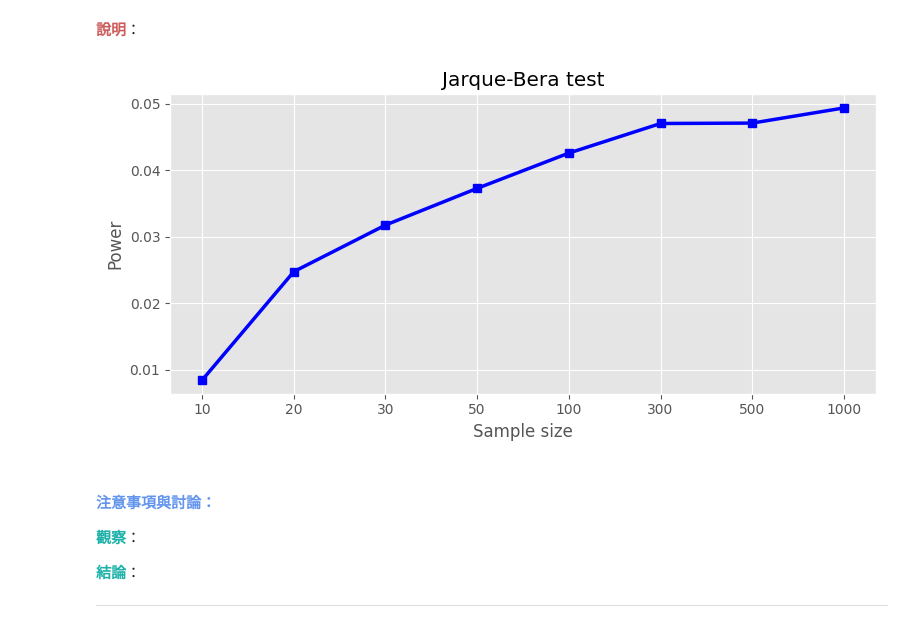
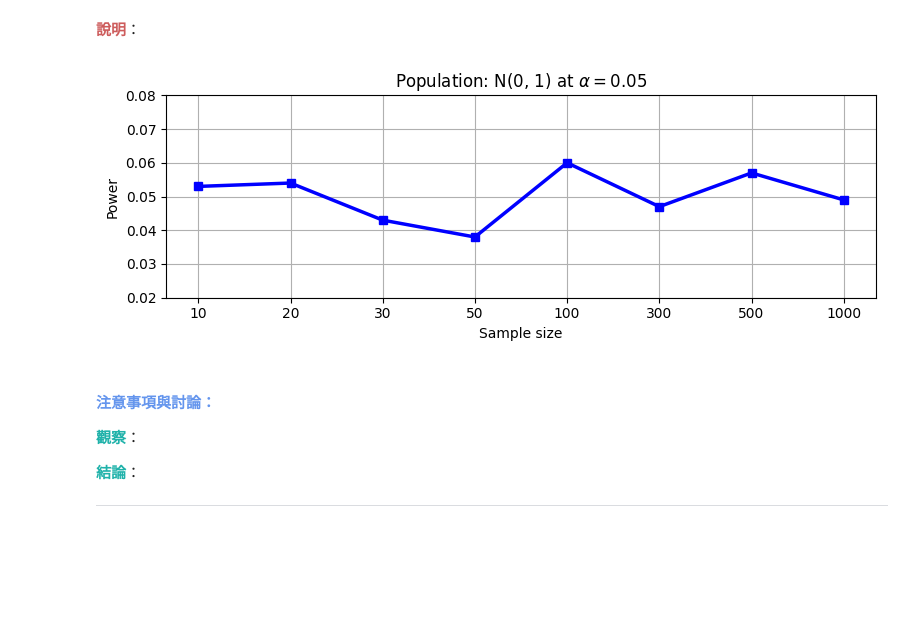
Before and after one commit to shengsia02/StatComp, a Jupyter notebook: hw4/StatComp_411078064_Monte_Carlo_Simulation.ipynb, the cells around one changed output. Cells and saved outputs as stored; diff of their text form; code cells hidden in the pictures; blank space fills up the shorter version.

```diff
--- a/hw4/StatComp_411078064_Monte_Carlo_Simulation.ipynb
+++ b/hw4/StatComp_411078064_Monte_Carlo_Simulation.ipynb
@@ -303,40 +304,50 @@ $$P(Reject\; H_0 | Data \sim H_a) = 0.95$$
 $$P(Reject\; H_0 | Data \sim H_0) = 0.05$$
 # %% [markdown]
 <strong><font color=indianred>說明</font></strong>：
+# %%
+import numpy as np
+import matplotlib.pyplot as plt
+from scipy.stats import skew, kurtosis, jarque_bera
+from scipy.stats import norm, chi2, t
+
+def G3_stats(X):
+    """
+    Input:
+        X: A numpy array of shape (N, n) where N is the number of samples and n is the size of each sample
+    Output:
+        G3: A numpy array of shape (N,) that contains the G3 statistic for each sample
+        p_val: A numpy array of shape (N,) that contains the p-value for each sample
+    """
+    n = X.shape[1]
+    G1 = np.sqrt(n / 6) * skew(X, axis = 1, bias = False) # bias = False 表示 Unbiased
+    G2 = np.sqrt(n / 24) * (kurtosis(X, axis = 1, bias = False, fisher = True))
+    G3 = G1**2 + G2**2
+    P_Val = 1 - chi2.cdf(G3, df = 2)  # chi2.cdf 是指從 0 到 G3 的面積，1 - chi2.cdf 是指從 G3 到無限大的面積
+    return G3, P_Val
 # %%
-# compute kurtosis
-import numpy as np
-import matplotlib.pyplot as plt
-from scipy.stats import skew, kurtosis, jarque_bera
-from scipy.stats import norm, chi2, t
-
-# generate data from a normal distribution for skewness
-N = 50000 # number of samples
+N = 1000 # number of samples
 n = [10, 20, 30, 50, 100, 300, 500, 1000] # sample size
-G3 = np.zeros((N, len(n)))
 alpha = 0.05
 
 power = np.zeros(len(n))
 for i in range(len(n)):
     x = norm.rvs(loc = 0, scale = 1, size = (N, n[i]))
-    s = skew(x, axis = 1, bias = True)
-    k = kurtosis(x, axis = 1, bias = True, fisher = True)
-    G3 = (n[i] / 6) * ((s ** 2) + ((k ** 2) / 4))
-    Stats, P_Val = jarque_bera(x, axis = 1)
+    G3, P_Val = G3_stats(x)
     power[i] = np.mean(P_Val < alpha)
 
-fig = plt.figure(figsize = (8, 4))
+fig = plt.figure(figsize = (8, 3))
 plt.plot(power, marker = 's', linestyle = '-', color = 'b', lw = 2.5)
 plt.xticks(np.arange(len(n)), labels = n)
 plt.xlabel('Sample size')
 plt.ylabel('Power')
-plt.title('Jarque-Bera test')
+plt.title('Population: N(0, 1) at $\\alpha = 0.05$')
 plt.grid(True)
+plt.ylim([0.02, 0.08])
 
 plt.tight_layout()
 plt.show()
 # %% [output]
-[figure, old version]
+[figure, new version]
 # %% [markdown]
 #### **<font color=cornflowerblue>注意事項與討論：</font>**
 
```
Also changed, not shown: parts of 3 cells of this notebook, 2 other files.
